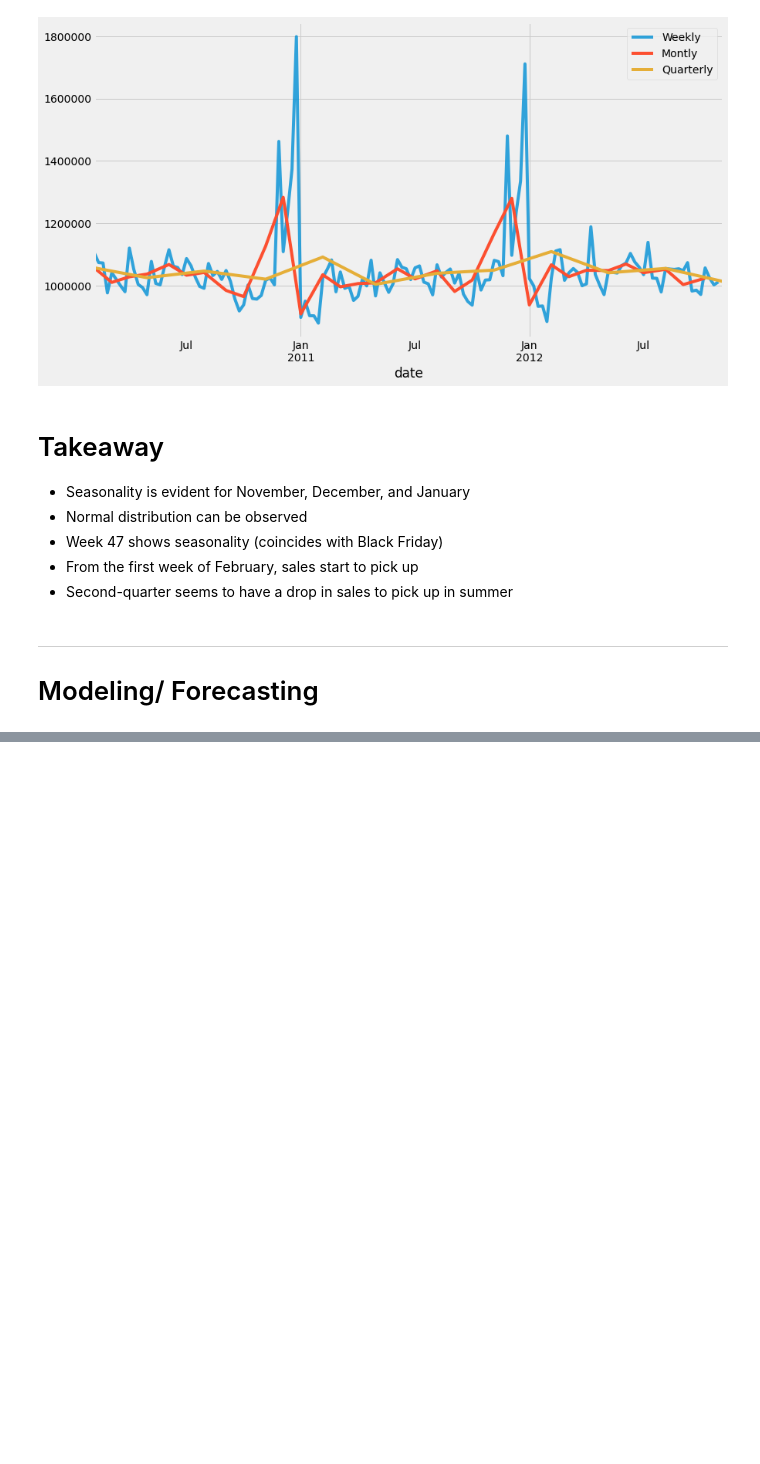
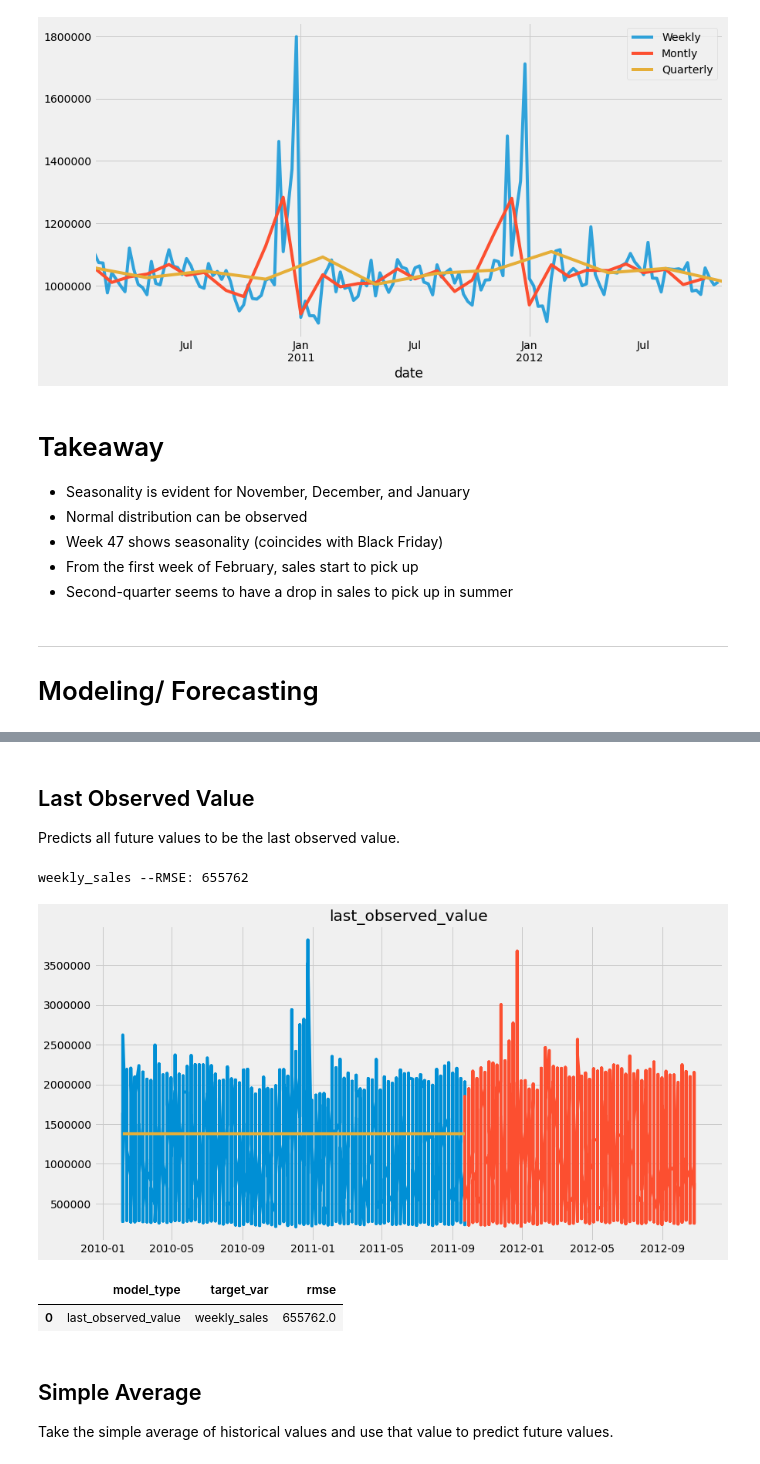
Before and after one commit to VelasquezAlejandro044/alejandro-individual-project, a Jupyter notebook: report_final_walmart_tsa_weekly_sales.ipynb, the cells around one changed output, grey strips where cells are left out. Saved outputs shown, nothing was run; the diff lists cells and outputs as text; code cells hidden in the pictures; blank space fills up the shorter version.

```diff
--- a/report_final_walmart_tsa_weekly_sales.ipynb
+++ b/report_final_walmart_tsa_weekly_sales.ipynb
@@ -119,0 +181,43 @@ viz.week_month_quarter_running_average(y)
+# %% [markdown]
+## Last Observed Value
+Predicts all future values to be the last observed value.
+# %%
+# Predicions
+# create variable 'weekly_sales' with last observed value
+weekly_sales = train['weekly_sales'][-1]
+
+# make predictions by adding weekly_sales to new dataframe yhat_df
+yhat_df = pd.DataFrame({'weekly_sales' : [weekly_sales]},
+                       index = train.index)
+# %%
+def plot_model(model_type):
+    '''
+    Function plots the models predictions calculating RMSE
+    '''
+    for col in train.columns:
+        eval_df = append_eval_df(model_type, target_var = col)
+        plt.plot(train[target_var])
+        plt.plot(test[target_var])
+        plt.title(model_type)
+        plt.plot(yhat_df[target_var])
+        rmse = model.evaluate(train, yhat_df, target_var)
+        print(target_var, '--RMSE: {:.0f}'.format(rmse))
+# %%
+def plot_model(model_type):
+    '''
+    Function plots the models predictions calculating RMSE
+    '''
+    for col in train.columns:
+        eval_df = append_eval_df(model_type, target_var = col)
+        plt.plot(train[target_var])
+        plt.plot(test[target_var])
+        plt.title(model_type)
+        plt.plot(yhat_df[target_var])
+        rmse = model.evaluate(train, yhat_df, target_var)
+        print(target_var, '--RMSE: {:.0f}'.format(rmse))
+# %%
+model_type = 'last_observed_value'
+plot_model(model_type)
+# %% [output]
+weekly_sales --RMSE: 655762
+[figure, added]
@@ -119,0 +238,8 @@ viz.week_month_quarter_running_average(y)
+# %%
+eval_df
+# %% [output]
+|  | model_type | target_var | rmse |
+| 0 | last_observed_value | weekly_sales | 655762.0 |
+# %% [markdown]
+## Simple Average
+Take the simple average of historical values and use that value to predict future values.
```
Also changed, not shown: parts of 30 cells of this notebook, 4 other files.
